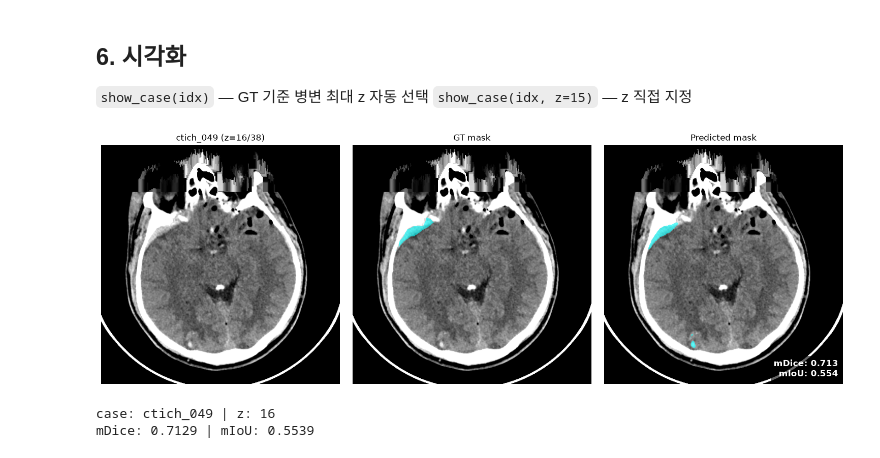
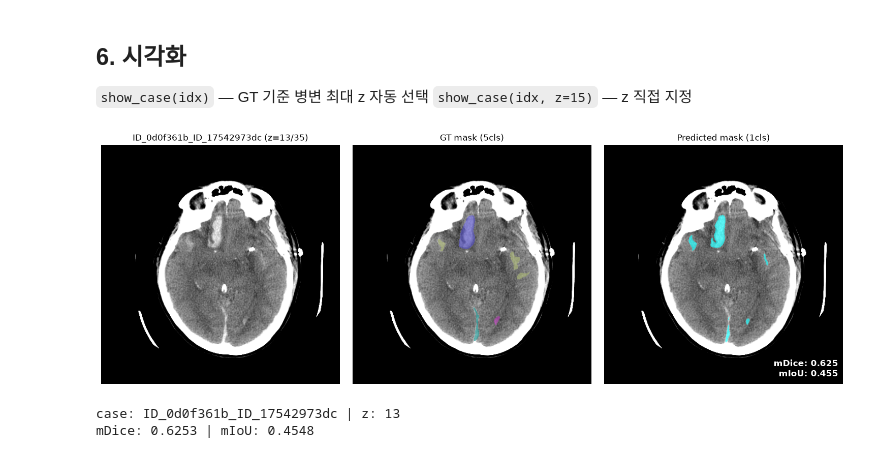
Before and after one commit to 02dumartin/ich-vlm, a Jupyter notebook: notebook/nnUNet_result.ipynb, the cells around one changed output. Cells and saved outputs as stored; diff of their text form; code cells hidden in the pictures.

```diff
--- a/notebook/nnUNet_result.ipynb
+++ b/notebook/nnUNet_result.ipynb
@@ -194,7 +198,7 @@ def load_lps_array(path):
 def show_case(idx, z=None):
     case_id = case_ids[idx]
     img = load_lps_array(images_dir / f"{case_id}_0000.nii.gz")
-    gt = load_lps_array(labels_dir / f"{case_id}.nii.gz").astype(np.uint8)
+    gt = load_lps_array(labels_dir_5cls / f"{case_id}.nii.gz").astype(np.uint8)
     pred = load_lps_array(pred_root / f"{case_id}.nii.gz").astype(np.uint8)
 
     if z is None:
@@ -216,13 +220,13 @@ def show_case(idx, z=None):
     axes[0].axis('off')
 
     axes[1].imshow(windowed, cmap='gray', vmin=0, vmax=1)
-    axes[1].imshow(gt_overlay, cmap=CMAP, vmin=0, vmax=N_CLASSES - 1, alpha=0.6)
-    axes[1].set_title("GT mask")
+    axes[1].imshow(gt_overlay, cmap=cmap_5cls, vmin=0, vmax=5, alpha=0.6)
+    axes[1].set_title("GT mask (5cls)")
     axes[1].axis('off')
 
     axes[2].imshow(windowed, cmap='gray', vmin=0, vmax=1)
-    axes[2].imshow(pred_overlay, cmap=CMAP, vmin=0, vmax=N_CLASSES - 1, alpha=0.6)
-    axes[2].set_title("Predicted mask")
+    axes[2].imshow(pred_overlay, cmap=cmap_1cls, vmin=0, vmax=1, alpha=0.6)
+    axes[2].set_title("Predicted mask (1cls)")
     axes[2].axis('off')
     axes[2].text(
         0.98, 0.02, f"mDice: {mean_dice:.3f}\nmIoU: {mean_iou:.3f}",
@@ -242,8 +246,9 @@ def show_case(idx, z=None):
             print(f"  {name}: Dice={d:.4f}, IoU={i:.4f}" if not np.isnan(d) else f"  {name}: (해당 없음)")
 # %%
 # 사용 예: show_case(0)  또는  show_case(3, z=15)
-show_case(0, z=1)
+#for i in range(39):
+show_case(8, z=13)
 # %% [output]
-[figure, old version]
+[figure, new version]
-case: ctich_049 | z: 16
-mDice: 0.7129 | mIoU: 0.5539
+case: ID_0d0f361b_ID_17542973dc | z: 13
+mDice: 0.6253 | mIoU: 0.4548
```
Also changed, not shown: parts of 8 cells of this notebook, 14 other files.
